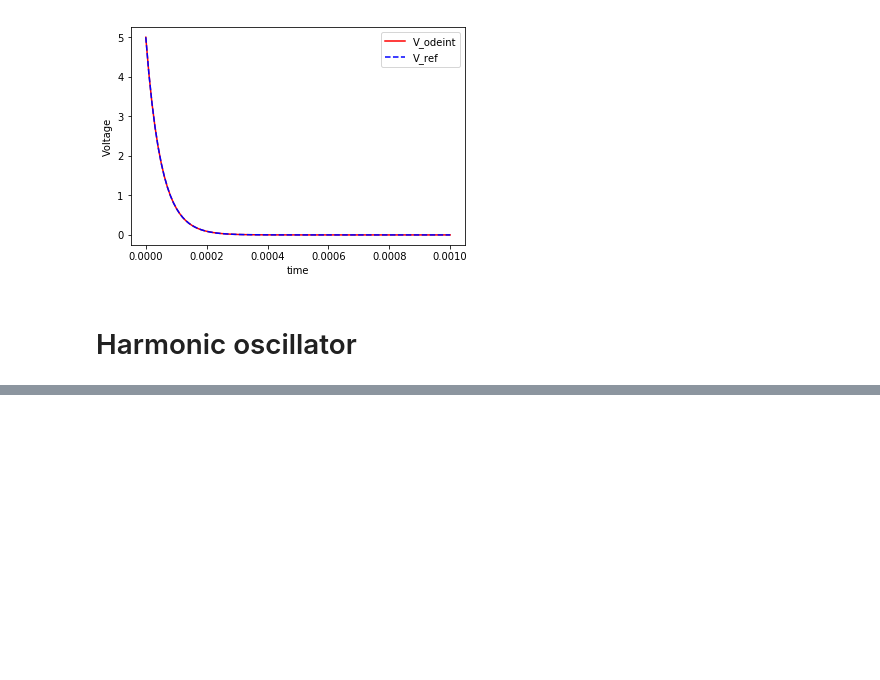
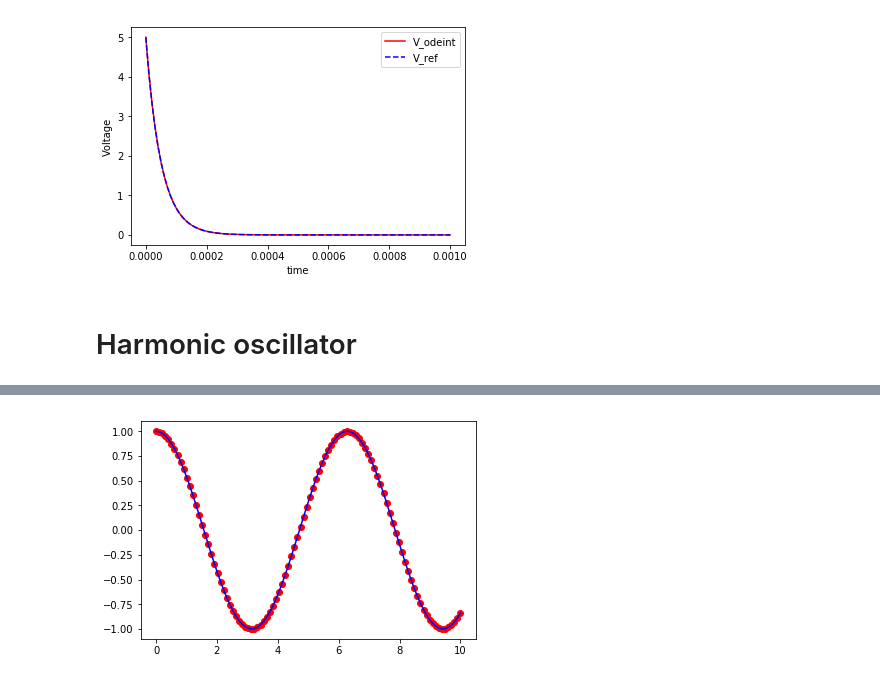
Before and after one commit to Jiawei2333/Coding_workout, a Jupyter notebook: Scipy_odeint.ipynb, the cells around one changed output, grey strips where cells are left out. Drawn from its saved outputs; the diff is of its cells as text; code cells hidden in the pictures; blank space fills up the shorter version.

```diff
--- a/Scipy_odeint.ipynb
+++ b/Scipy_odeint.ipynb
@@ -73,0 +78,16 @@ plt.show()
+# %%
+x_data = x.copy() # x_data is experimental data of x(t)
+t_data = t.copy() # t_data is experimental data of t
+# %%
+m0 = 1.0
+A0 = 1.0
+phi0 = 0.0
+# %%
+def fitting(t, param):
+    w0 = np.sqrt(param[0]/m0)
+    x_t = A0 * np.cos(w0 * t + phi0) # x_t is x(t)
+    return x_t
+
+def error(param, x, t):
+    err = x - fitting(t, param)
+    return err
@@ -73,0 +100,7 @@ plt.show()
+# %%
+plt.plot(t_data, x_data, 'ro', label='x_data')
+x_fitting = fitting(t_data, kbest)
+plt.plot(t_data, x_fitting, 'b-', label='x_data')
+plt.show()
+# %% [output]
+[figure, added]
```
Also changed, not shown: parts of 5 cells of this notebook.
